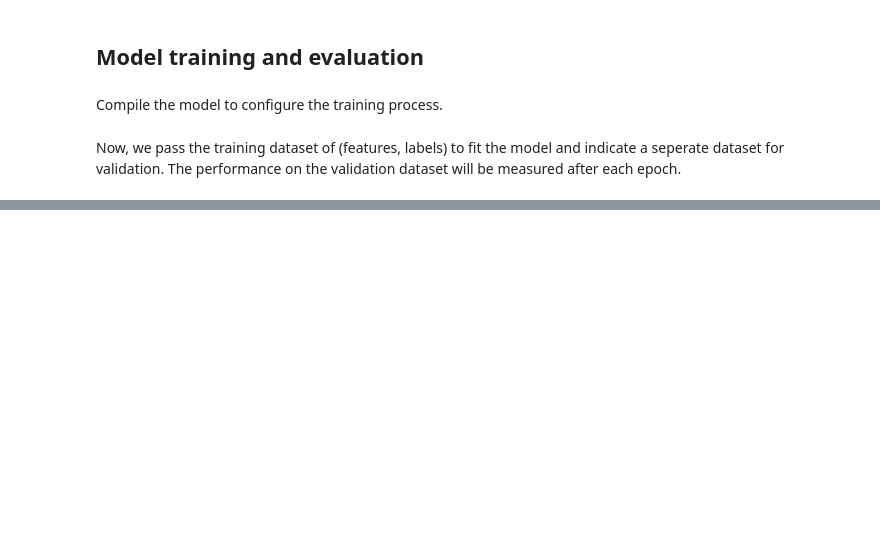
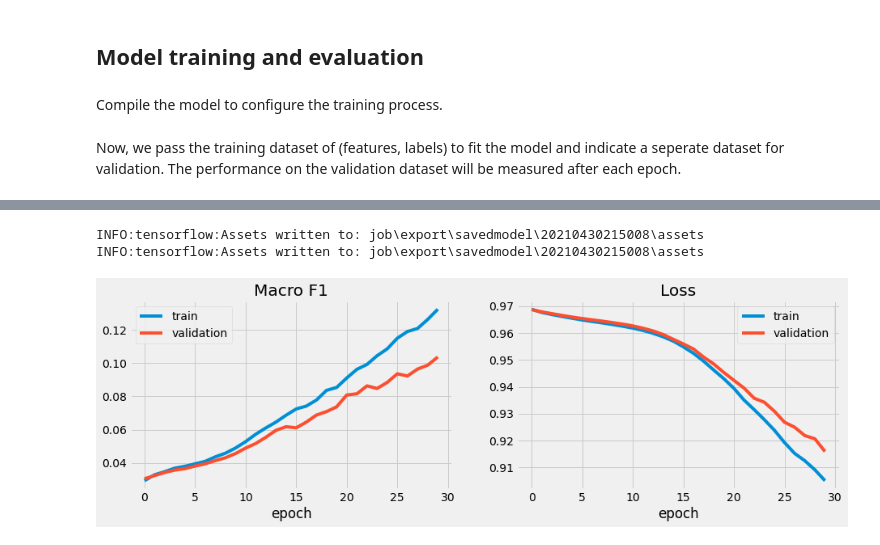
Before and after one commit to shikanime/bepeka, a Jupyter notebook: classifier.ipynb, the cells around one changed output, grey strips where cells are left out. Drawn from its saved outputs; the diff is of its cells as text; code cells hidden in the pictures; blank space fills up the shorter version.

```diff
--- a/classifier.ipynb
+++ b/classifier.ipynb
@@ -240,5 +352,3 @@ Usually, it is a good practice when working with datasets that are very small co
-# %%
-feature_extractor_layer.trainable = False
 # %% [markdown]
 ## Main Model
 # %%
@@ -251,5 +376,29 @@ model.summary()
 # %% [markdown]
 ## Model training and evaluation
+# %%
+@tf.function
+def macro_soft_f1(y: tf.Tensor, y_hat: tf.Tensor) -> tf.Tensor:
+    y = tf.cast(y, tf.float32)
+    y_hat = tf.cast(y_hat, tf.float32)
+    tp = tf.reduce_sum(y_hat * y, axis=0)
+    fp = tf.reduce_sum(y_hat * (1 - y), axis=0)
+    fn = tf.reduce_sum((1 - y_hat) * y, axis=0)
+    soft_f1 = 2*tp / (2*tp + fn + fp + 1e-16)
+    # Reduce 1 - soft-f1 in order to increase soft-f1
+    cost = 1 - soft_f1
+    # Average on all labels
+    macro_cost = tf.reduce_mean(cost)
+    return macro_cost
+# %%
+@tf.function
+def macro_f1(y: tf.Tensor, y_hat: tf.Tensor, thresh=0.5) -> tf.Tensor:
+    y_pred = tf.cast(tf.greater(y_hat, thresh), tf.float32)
+    tp = tf.cast(tf.math.count_nonzero(y_pred * y, axis=0), tf.float32)
+    fp = tf.cast(tf.math.count_nonzero(y_pred * (1 - y), axis=0), tf.float32)
+    fn = tf.cast(tf.math.count_nonzero((1 - y_pred) * y, axis=0), tf.float32)
+    f1 = 2*tp / (2*tp + fn + fp + 1e-16)
+    macro_f1 = tf.reduce_mean(f1)
+    return macro_f1
 # %%
 LR = 1e-5 # Keep it small when transfer learning
 EPOCHS = 30
@@ -258,8 +407,8 @@ Compile the model to configure the training process.
 # %%
 model.compile(
   optimizer=tf.keras.optimizers.Adam(learning_rate=LR),
-  loss="binary_crossentropy",
-  metrics=["accuracy"]
+  loss=macro_soft_f1,
+  metrics=[macro_f1]
 )
 # %% [markdown]
 Now, we pass the training dataset of (features, labels) to fit the model and indicate a seperate dataset for validation.
@@ -286,19 +453,24 @@ history = model.fit(
+# %%
+tf.saved_model.save(model, str(model_export_path))
+# %% [output]
+INFO:tensorflow:Assets written to: job\export\savedmodel\20210430215008\assets
+INFO:tensorflow:Assets written to: job\export\savedmodel\20210430215008\assets
 # %%
 plt.figure(figsize=(14, 4))
 
 ax = plt.subplot(1, 2, 1)
-ax.plot(history.history["accuracy"])
-ax.plot(history.history["val_accuracy"])
-ax.title("model accuracy")
-ax.ylabel("accuracy")
-ax.xlabel("epoch")
+ax.plot(history.history["macro_f1"])
+ax.plot(history.history["val_macro_f1"])
+ax.set_title("Macro F1")
+ax.set_xlabel("epoch")
 ax.legend(["train", "validation"])
 
 ax = plt.subplot(1, 2, 2)
 ax.plot(history.history["loss"])
 ax.plot(history.history["val_loss"])
-ax.title("model loss")
-ax.ylabel("loss")
-ax.xlabel("epoch")
+ax.set_title("Loss")
+ax.set_xlabel("epoch")
 ax.legend(["train", "validation"])
 plt.show()
+# %% [output]
+[figure, added]
```
Also changed, not shown: parts of 28 cells of this notebook.
